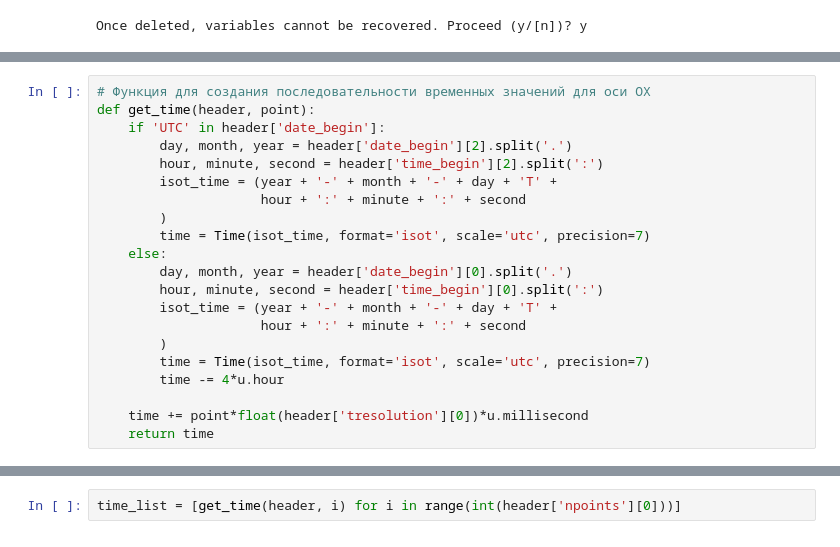
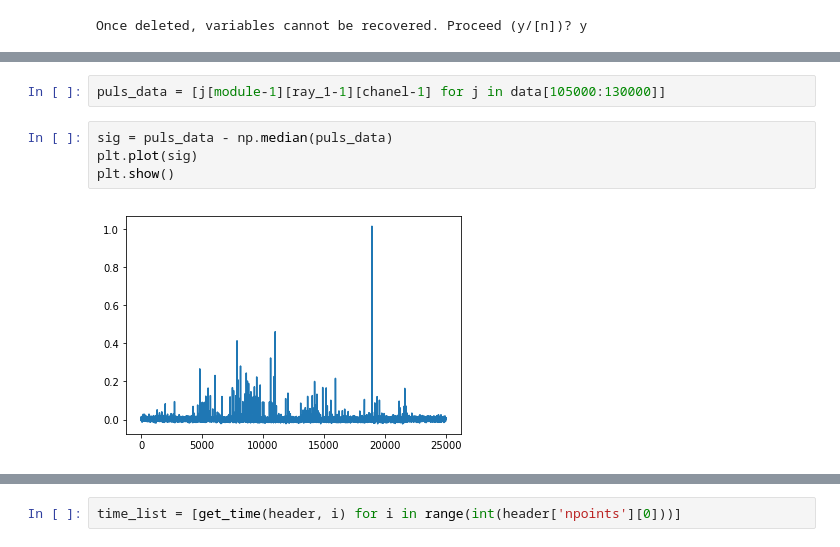
Before and after one commit to KazAndr/bsa3, a Jupyter notebook: reader_pnt.ipynb, the cells around one changed output, grey strips where cells are left out. Drawn from its saved outputs; the diff is of its cells as text.

```diff
--- a/reader_pnt.ipynb
+++ b/reader_pnt.ipynb
@@ -217,21 +65,8 @@ print(Angle(delt_res*u.hourangle))
-# %%
-# Функция для создания последовательности временных значений для оси OX
-def get_time(header, point):
-    if 'UTC' in header['date_begin']:
-        day, month, year = header['date_begin'][2].split('.')
-        hour, minute, second = header['time_begin'][2].split(':')
-        isot_time = (year + '-' + month + '-' + day + 'T' +
-                     hour + ':' + minute + ':' + second
-        )
-        time = Time(isot_time, format='isot', scale='utc', precision=7)
-    else:
-        day, month, year = header['date_begin'][0].split('.')
-        hour, minute, second = header['time_begin'][0].split(':')
-        isot_time = (year + '-' + month + '-' + day + 'T' +
-                     hour + ':' + minute + ':' + second
-        )
-        time = Time(isot_time, format='isot', scale='utc', precision=7)
-        time -= 4*u.hour
-
-    time += point*float(header['tresolution'][0])*u.millisecond
-    return time
+# %%
+puls_data = [j[module-1][ray_1-1][chanel-1] for j in data[105000:130000]]
+# %%
+sig = puls_data - np.median(puls_data)
+plt.plot(sig)
+plt.show()
+# %% [output]
+[figure, added]
```
Also changed, not shown: parts of 33 cells of this notebook, 5 other files.
